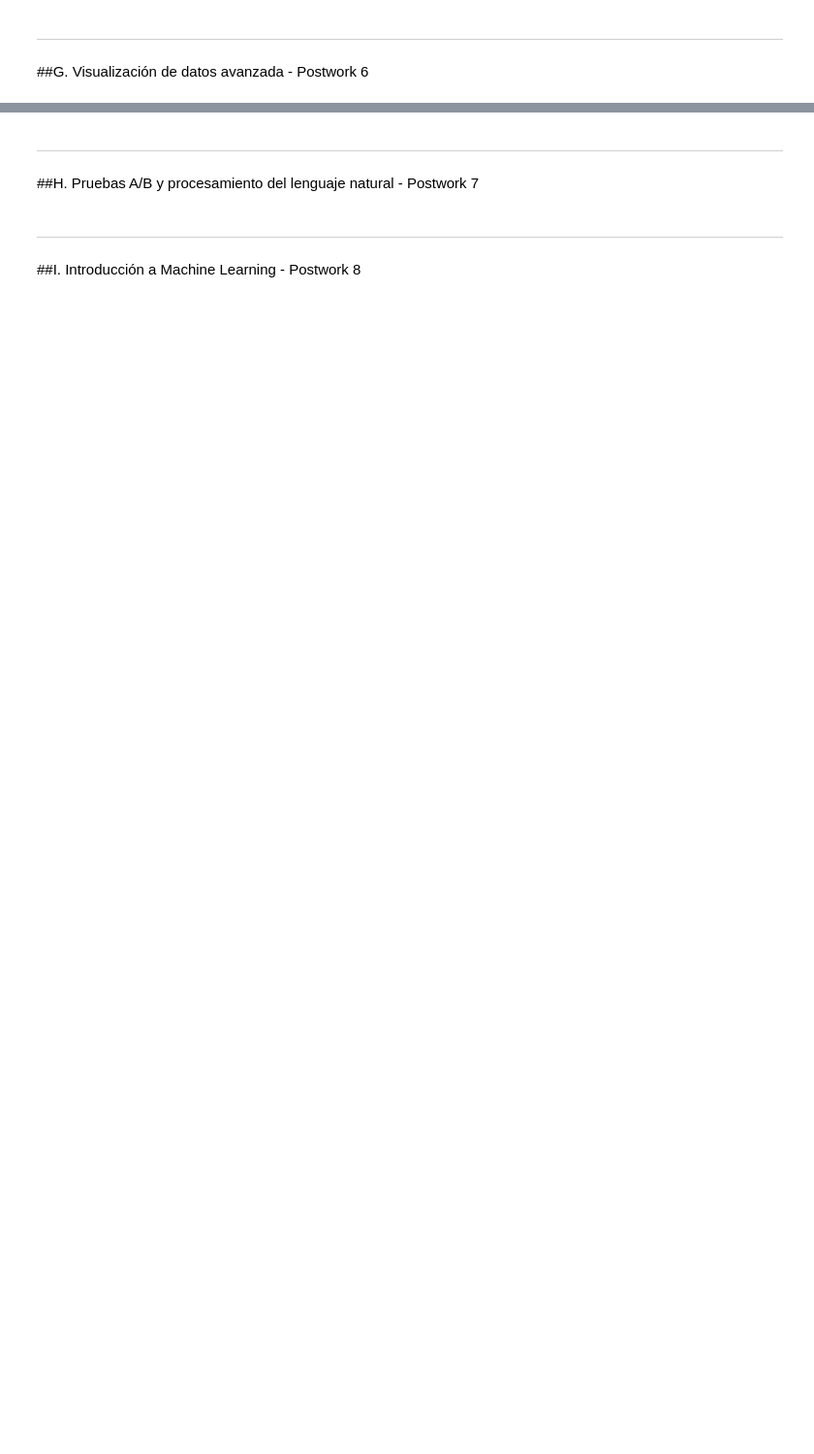
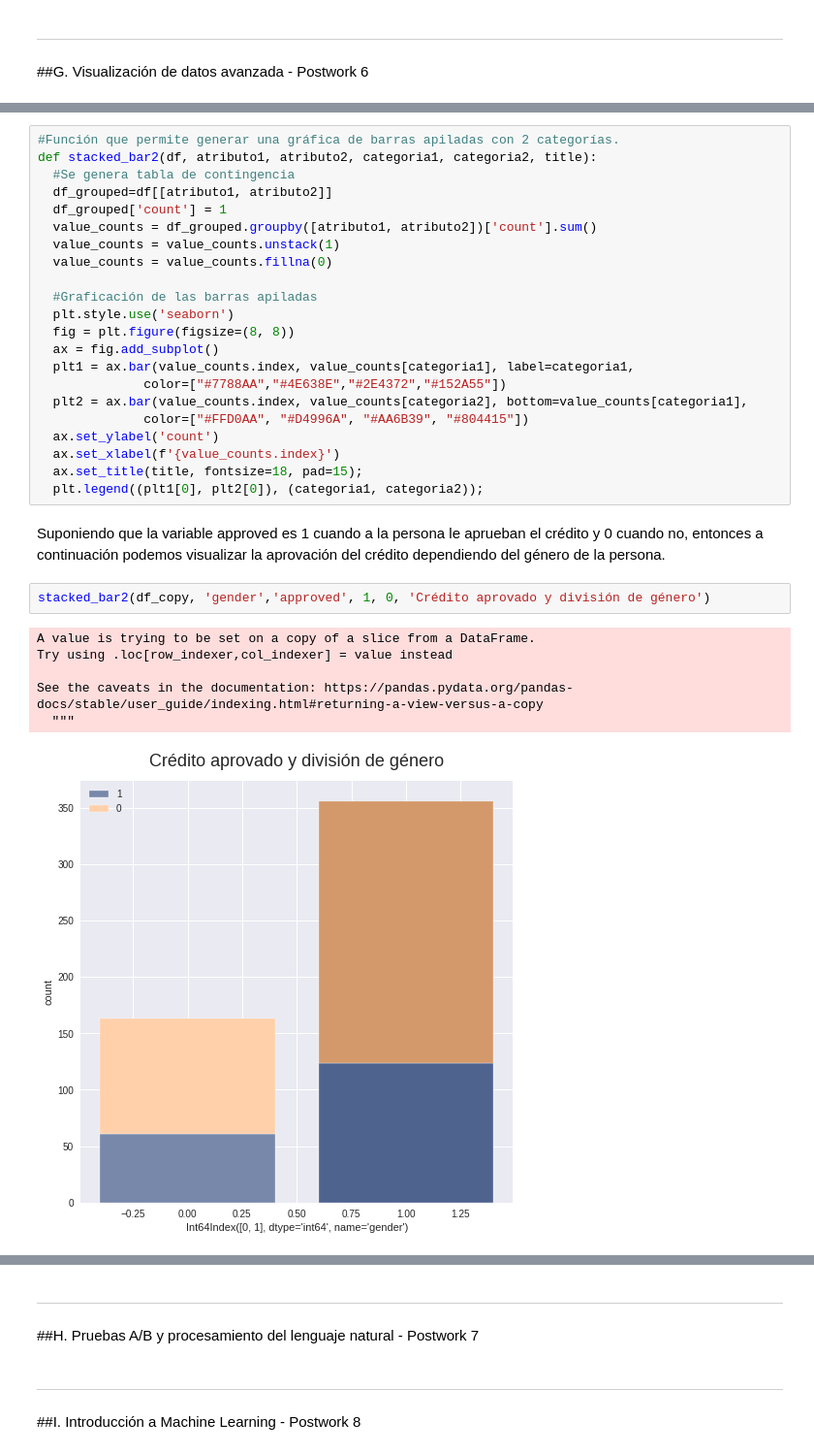
Before and after one commit to HanniaMele/bedu-equipo4-dataScience-M4, a Jupyter notebook: FinalProject_M4.ipynb, the cells around one changed output, grey strips where cells are left out. Shown at 97% size. Drawn from its saved outputs; the diff is of its cells as text; blank space fills up the shorter version.

```diff
--- a/FinalProject_M4.ipynb
+++ b/FinalProject_M4.ipynb
@@ -1129,0 +1153,33 @@ Score del modelo: 0.063 +/- 0.025
+# %%
+#Función que permite generar una gráfica de barras apiladas con 2 categorías.
+def stacked_bar2(df, atributo1, atributo2, categoria1, categoria2, title):
+  #Se genera tabla de contingencia
+  df_grouped=df[[atributo1, atributo2]]
+  df_grouped['count'] = 1
+  value_counts = df_grouped.groupby([atributo1, atributo2])['count'].sum()
+  value_counts = value_counts.unstack(1)
+  value_counts = value_counts.fillna(0)
+
+  #Graficación de las barras apiladas
+  plt.style.use('seaborn')
+  fig = plt.figure(figsize=(8, 8))
+  ax = fig.add_subplot()
+  plt1 = ax.bar(value_counts.index, value_counts[categoria1], label=categoria1,
+              color=["#7788AA","#4E638E","#2E4372","#152A55"])
+  plt2 = ax.bar(value_counts.index, value_counts[categoria2], bottom=value_counts[categoria1],
+              color=["#FFD0AA", "#D4996A", "#AA6B39", "#804415"])
+  ax.set_ylabel('count')
+  ax.set_xlabel(f'{value_counts.index}')
+  ax.set_title(title, fontsize=18, pad=15);
+  plt.legend((plt1[0], plt2[0]), (categoria1, categoria2));
+# %% [markdown]
+Suponiendo que la variable approved es 1 cuando a la persona le aprueban el crédito y 0 cuando no, entonces a continuación podemos visualizar la aprovación del crédito dependiendo del género de la persona.
+# %%
+stacked_bar2(df_copy, 'gender','approved', 1, 0, 'Crédito aprovado y división de género')
+# %% [output]
+A value is trying to be set on a copy of a slice from a DataFrame.
+Try using .loc[row_indexer,col_indexer] = value instead
+
+See the caveats in the documentation: https://pandas.pydata.org/pandas-docs/stable/user_guide/indexing.html#returning-a-view-versus-a-copy
+  """
+[figure, added]
```
Also changed, not shown: parts of 20 cells of this notebook.
